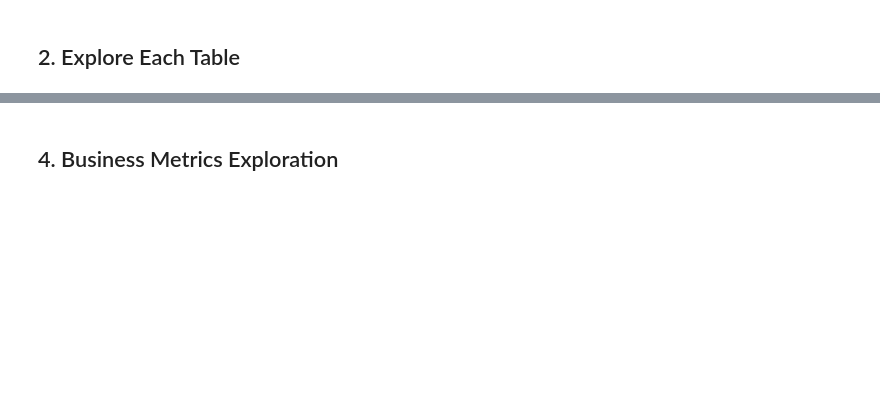
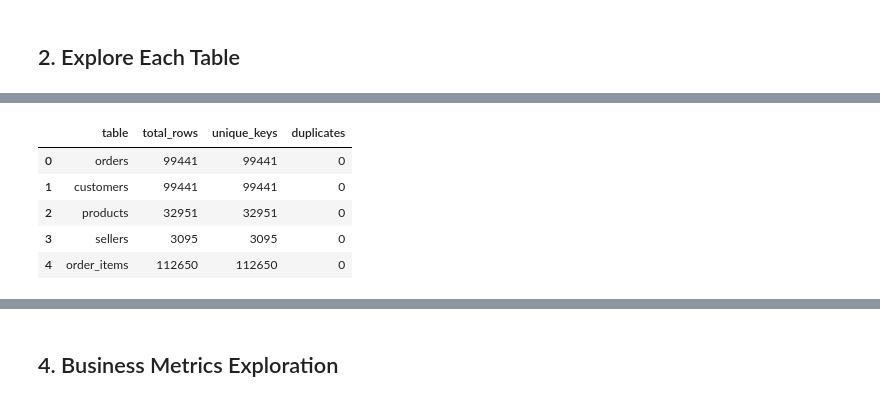
Before and after one commit to daniel-yapp/dbt-ml-analytics-pipeline, a Jupyter notebook: notebooks/01_exploratory_data_analysis.ipynb, the cells around one changed output, grey strips where cells are left out. Saved outputs shown, nothing was run; the diff lists cells and outputs as text; code cells hidden in the pictures; blank space fills up the shorter version.

```diff
--- a/notebooks/01_exploratory_data_analysis.ipynb
+++ b/notebooks/01_exploratory_data_analysis.ipynb
@@ -78,0 +219,78 @@ null_check
+# %%
+# 3.1 Check for duplicate records in each table
+print("="*80)
+print("DUPLICATE CHECK")
+print("="*80)
+
+duplicate_checks = []
+
+# Orders - should be unique by order_id
+dup_orders = con.execute("""
+    SELECT COUNT(*) as total, COUNT(DISTINCT order_id) as unique_orders
+    FROM raw.olist_orders_dataset
+""").fetchone()
+duplicate_checks.append({
+    'table': 'orders',
+    'total_rows': dup_orders[0],
+    'unique_keys': dup_orders[1],
+    'duplicates': dup_orders[0] - dup_orders[1]
+})
+
+# Customers - should be unique by customer_id
+dup_customers = con.execute("""
+    SELECT COUNT(*) as total, COUNT(DISTINCT customer_id) as unique_customers
+    FROM raw.olist_customers_dataset
+""").fetchone()
+duplicate_checks.append({
+    'table': 'customers',
+    'total_rows': dup_customers[0],
+    'unique_keys': dup_customers[1],
+    'duplicates': dup_customers[0] - dup_customers[1]
+})
+
+# Products - should be unique by product_id
+dup_products = con.execute("""
+    SELECT COUNT(*) as total, COUNT(DISTINCT product_id) as unique_products
+    FROM raw.olist_products_dataset
+""").fetchone()
+duplicate_checks.append({
+    'table': 'products',
+    'total_rows': dup_products[0],
+    'unique_keys': dup_products[1],
+    'duplicates': dup_products[0] - dup_products[1]
+})
+
+# Sellers - should be unique by seller_id
+dup_sellers = con.execute("""
+    SELECT COUNT(*) as total, COUNT(DISTINCT seller_id) as unique_sellers
+    FROM raw.olist_sellers_dataset
+""").fetchone()
+duplicate_checks.append({
+    'table': 'sellers',
+    'total_rows': dup_sellers[0],
+    'unique_keys': dup_sellers[1],
+    'duplicates': dup_sellers[0] - dup_sellers[1]
+})
+
+# Order Items - composite key (order_id, order_item_id)
+dup_order_items = con.execute("""
+    SELECT
+        COUNT(*) as total,
+        COUNT(DISTINCT order_id || '-' || order_item_id) as unique_items
+    FROM raw.olist_order_items_dataset
+""").fetchone()
+duplicate_checks.append({
+    'table': 'order_items',
+    'total_rows': dup_order_items[0],
+    'unique_keys': dup_order_items[1],
+    'duplicates': dup_order_items[0] - dup_order_items[1]
+})
+
+dup_df = pd.DataFrame(duplicate_checks)
+display(dup_df)
+
+if dup_df['duplicates'].sum() > 0:
+    print("\n⚠️  DUPLICATES FOUND - Investigate further")
+else:
+    print("\n✓ No duplicates found in primary keys")
+# %% [output]
@@ -78,0 +300,6 @@ null_check
+|  | table | total_rows | unique_keys | duplicates |
+| 0 | orders | 99441 | 99441 | 0 |
+| 1 | customers | 99441 | 99441 | 0 |
+| 2 | products | 32951 | 32951 | 0 |
+| 3 | sellers | 3095 | 3095 | 0 |
+| 4 | order_items | 112650 | 112650 | 0 |
```
Also changed, not shown: parts of 27 cells of this notebook.
